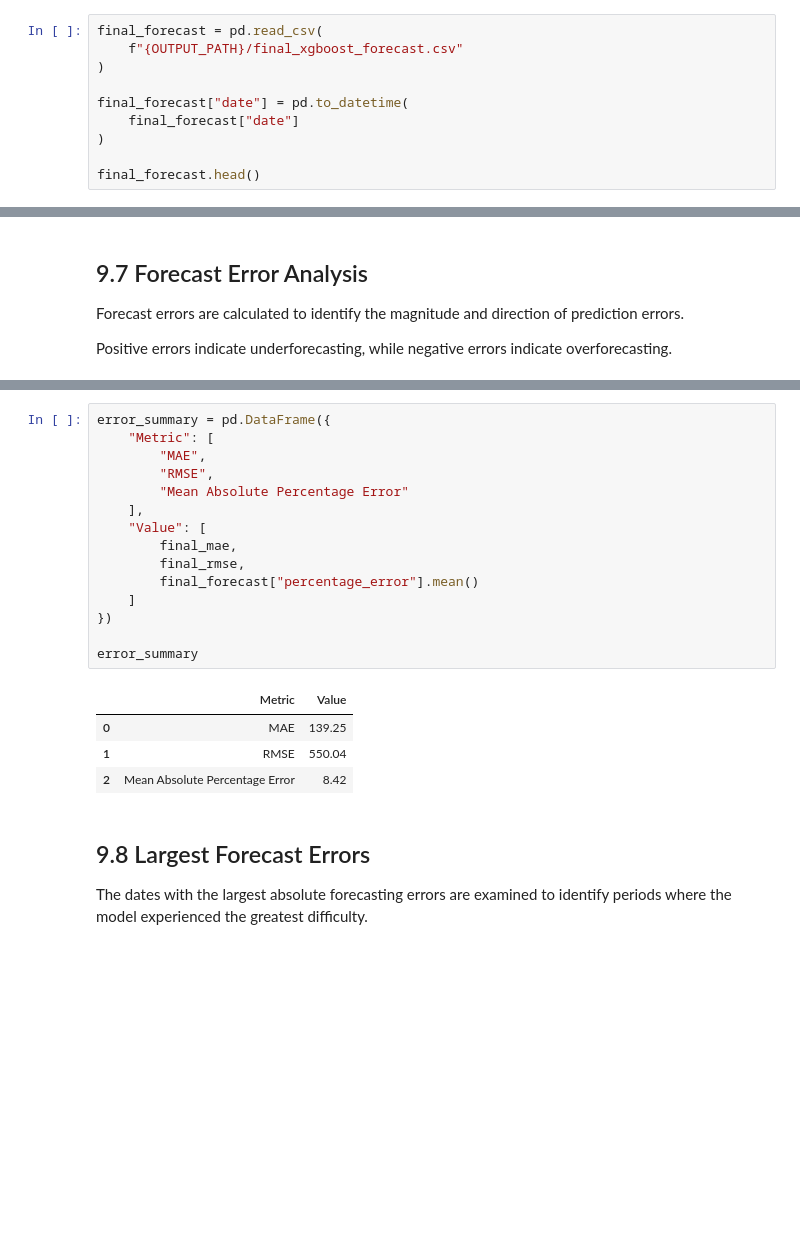
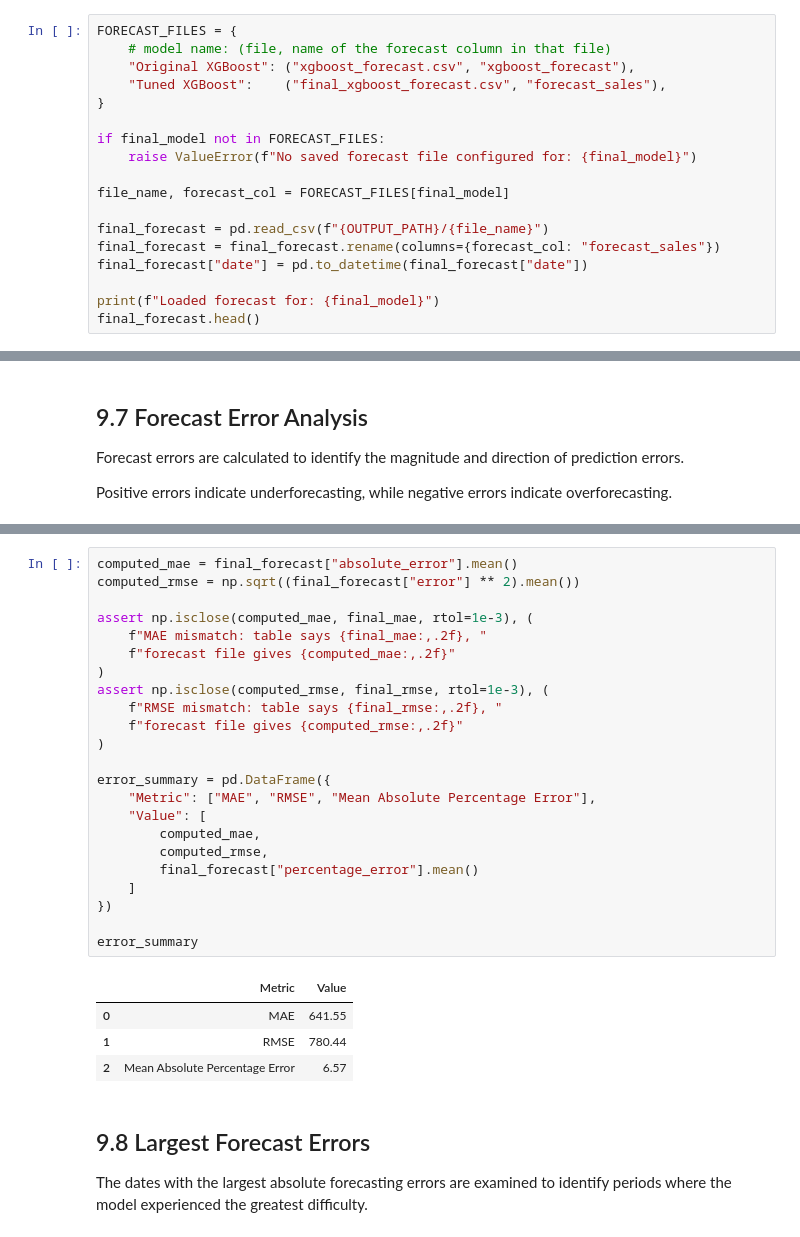
Before and after one commit to SamadhiGamagedara-sg/Retail-Demand-Forecasting, a Jupyter notebook: 09_Final_Forecasting.ipynb, the cells around one changed output, grey strips where cells are left out. Drawn from its saved outputs; the diff is of its cells as text; blank space fills up the shorter version.

```diff
--- a/09_Final_Forecasting.ipynb
+++ b/09_Final_Forecasting.ipynb
@@ -217,13 +204,21 @@ The final XGBoost forecast is analyzed against the observed sales during the tes
 
 The analysis focuses on forecast accuracy, error magnitude, and the distinction between overforecasting and underforecasting.
 # %%
-final_forecast = pd.read_csv(
-    f"{OUTPUT_PATH}/final_xgboost_forecast.csv"
-)
+FORECAST_FILES = {
+    # model name: (file, name of the forecast column in that file)
+    "Original XGBoost": ("xgboost_forecast.csv", "xgboost_forecast"),
+    "Tuned XGBoost":    ("final_xgboost_forecast.csv", "forecast_sales"),
+}
 
-final_forecast["date"] = pd.to_datetime(
-    final_forecast["date"]
-)
+if final_model not in FORECAST_FILES:
+    raise ValueError(f"No saved forecast file configured for: {final_model}")
 
+file_name, forecast_col = FORECAST_FILES[final_model]
+
+final_forecast = pd.read_csv(f"{OUTPUT_PATH}/{file_name}")
+final_forecast = final_forecast.rename(columns={forecast_col: "forecast_sales"})
+final_forecast["date"] = pd.to_datetime(final_forecast["date"])
+
+print(f"Loaded forecast for: {final_model}")
 final_forecast.head()
 # %% [output]
@@ -265,23 +261,31 @@ final_forecast.head()
 # %%
+computed_mae = final_forecast["absolute_error"].mean()
+computed_rmse = np.sqrt((final_forecast["error"] ** 2).mean())
+
+assert np.isclose(computed_mae, final_mae, rtol=1e-3), (
+    f"MAE mismatch: table says {final_mae:,.2f}, "
+    f"forecast file gives {computed_mae:,.2f}"
+)
+assert np.isclose(computed_rmse, final_rmse, rtol=1e-3), (
+    f"RMSE mismatch: table says {final_rmse:,.2f}, "
+    f"forecast file gives {computed_rmse:,.2f}"
+)
+
 error_summary = pd.DataFrame({
-    "Metric": [
-        "MAE",
-        "RMSE",
-        "Mean Absolute Percentage Error"
-    ],
+    "Metric": ["MAE", "RMSE", "Mean Absolute Percentage Error"],
     "Value": [
-        final_mae,
-        final_rmse,
+        computed_mae,
+        computed_rmse,
         final_forecast["percentage_error"].mean()
     ]
 })
 
 error_summary
 # %% [output]
 |  | Metric | Value |
-| 0 | MAE | 139.25 |
-| 1 | RMSE | 550.04 |
-| 2 | Mean Absolute Percentage Error | 8.42 |
+| 0 | MAE | 641.55 |
+| 1 | RMSE | 780.44 |
+| 2 | Mean Absolute Percentage Error | 6.57 |
 # %% [markdown]
 ## 9.8 Largest Forecast Errors
 
```
Also changed, not shown: parts of 13 cells of this notebook.
